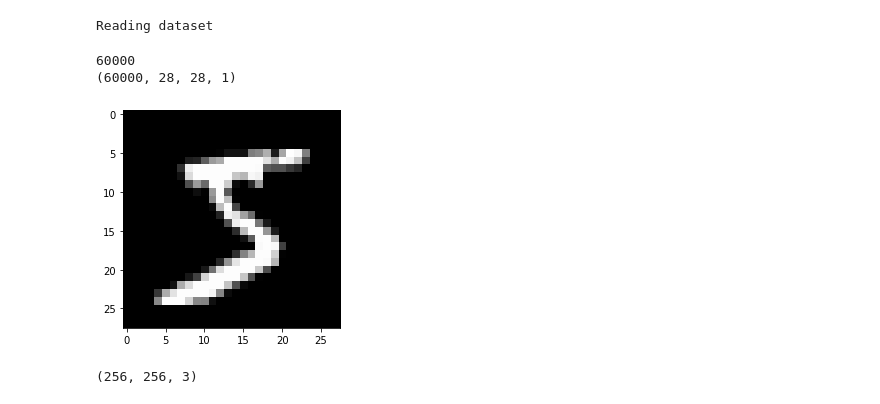
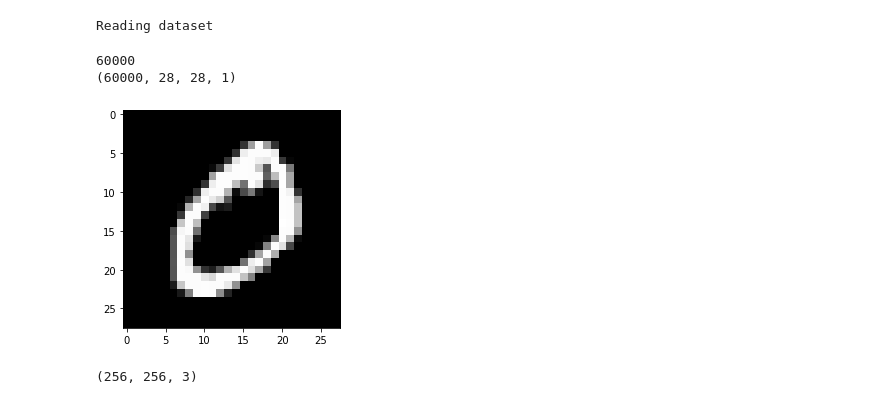
Before and after one commit to ashleve/geometric_deep_learning, a Jupyter notebook: skimage_experiments.ipynb, the cells around one changed output. Drawn from its saved outputs; the diff is of its cells as text; code cells hidden in the pictures.

```diff
--- a/skimage_experiments.ipynb
+++ b/skimage_experiments.ipynb
@@ -20,16 +20,16 @@ Reading dataset
 # %%
 imgs = dataset.data.unsqueeze(-1).numpy().astype(np.float64)
 print(len(imgs))
 print(imgs.shape)
 
 
-first_image = imgs[0]
+first_image = imgs[1]
 plt.imshow(first_image, cmap='gray')
 plt.show()
 # %% [output]
 60000
 (60000, 28, 28, 1)
-[figure, old version]
+[figure, new version]
 # %%
 from skimage.segmentation import slic, mark_boundaries
 from skimage.data import astronaut
```
Also changed, not shown: parts of 2 cells of this notebook, 2 other files.
